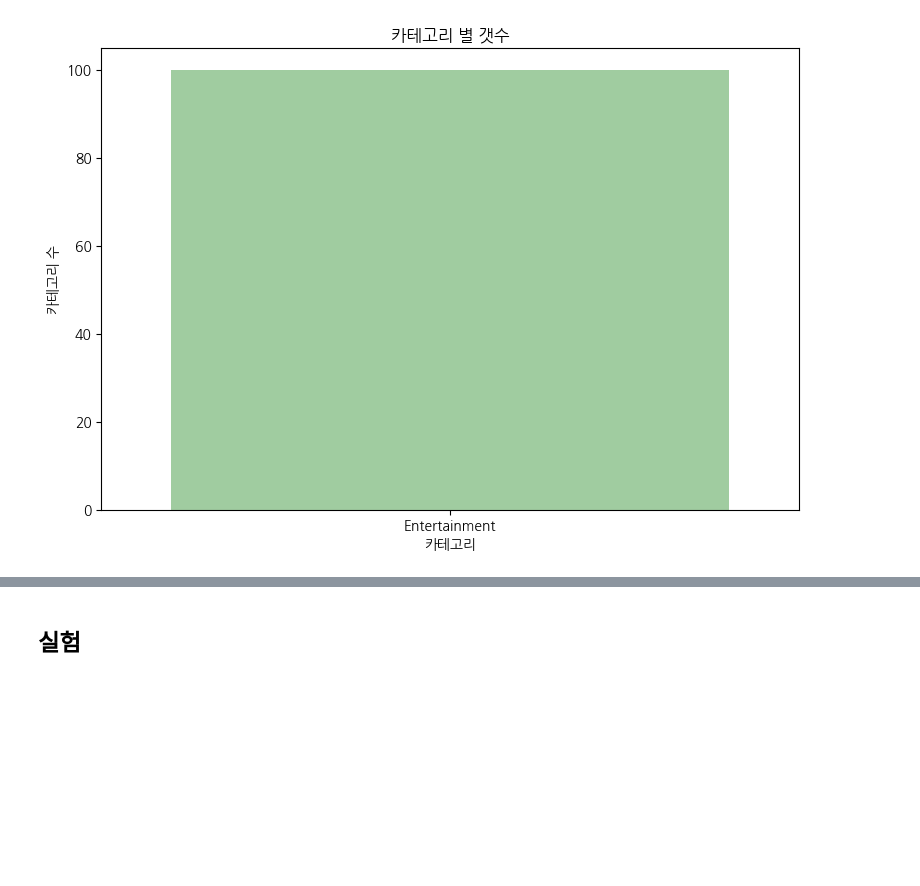
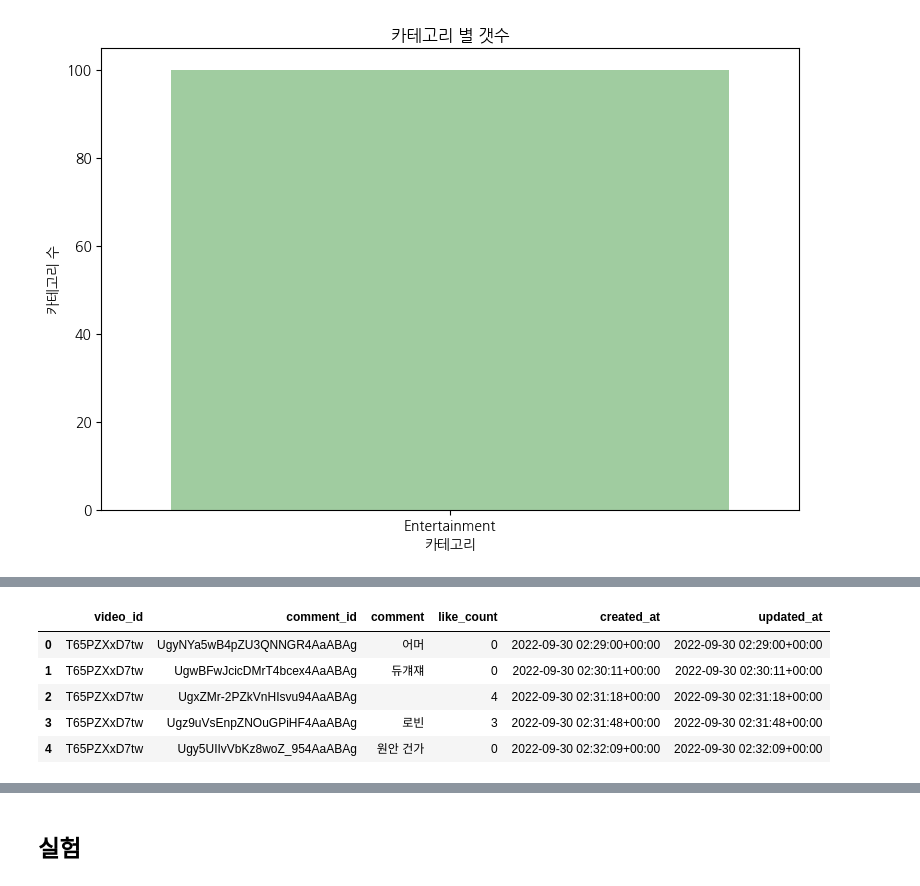
Before and after one commit to kimhyunso/coper-project, a Jupyter notebook: practice_analysis_dowon.ipynb, the cells around one changed output, grey strips where cells are left out. Saved outputs shown, nothing was run; the diff lists cells and outputs as text; code cells hidden in the pictures; blank space fills up the shorter version.

```diff
--- a/practice_analysis_dowon.ipynb
+++ b/practice_analysis_dowon.ipynb
@@ -842,0 +909,11 @@ plt.show()
+# %%
+df_T65PZXxD7tw = df_comments_sep_1.loc[df_comments_sep_1.video_id == "T65PZXxD7tw"]
+df_T65PZXxD7tw = df_T65PZXxD7tw.sort_values(by="created_at", ascending=True).reset_index(drop=True)
+df_T65PZXxD7tw.head()
+# %% [output]
+|  | video_id | comment_id | comment | like_count | created_at | updated_at |
+| 0 | T65PZXxD7tw | UgyNYa5wB4pZU3QNNGR4AaABAg | 어머 | 0 | 2022-09-30 02:29:00+00:00 | 2022-09-30 02:29:00+00:00 |
+| 1 | T65PZXxD7tw | UgwBFwJcicDMrT4bcex4AaABAg | 듀걔쟤 | 0 | 2022-09-30 02:30:11+00:00 | 2022-09-30 02:30:11+00:00 |
+| 2 | T65PZXxD7tw | UgxZMr-2PZkVnHIsvu94AaABAg |  | 4 | 2022-09-30 02:31:18+00:00 | 2022-09-30 02:31:18+00:00 |
+| 3 | T65PZXxD7tw | Ugz9uVsEnpZNOuGPiHF4AaABAg | 로빈 | 3 | 2022-09-30 02:31:48+00:00 | 2022-09-30 02:31:48+00:00 |
+| 4 | T65PZXxD7tw | Ugy5UIIvVbKz8woZ_954AaABAg | 원안 건가 | 0 | 2022-09-30 02:32:09+00:00 | 2022-09-30 02:32:09+00:00 |
```
Also changed, not shown: parts of 33 cells of this notebook, 2 other files.
